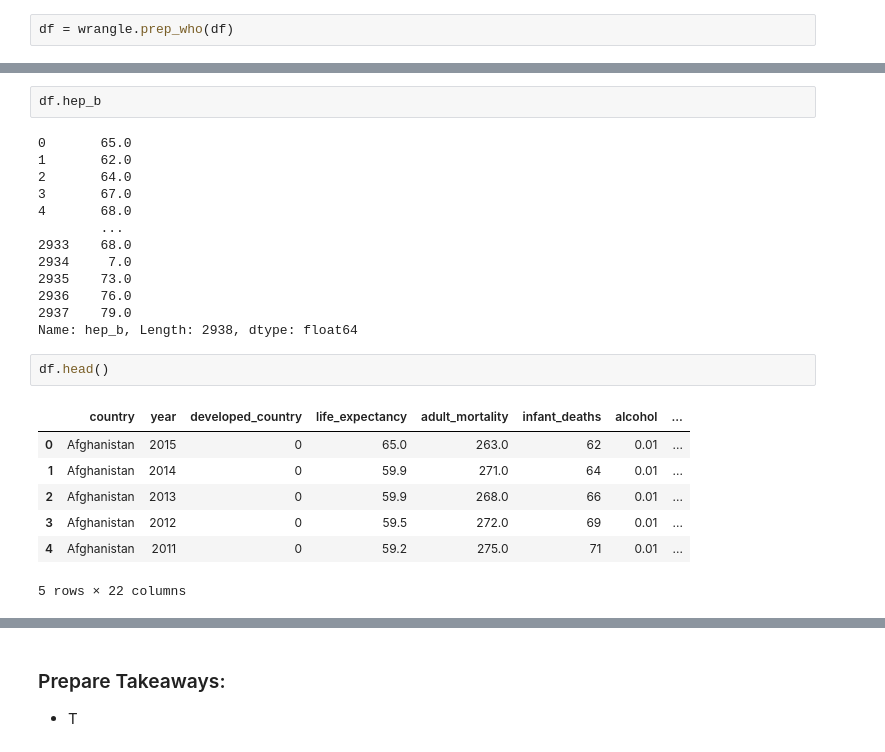
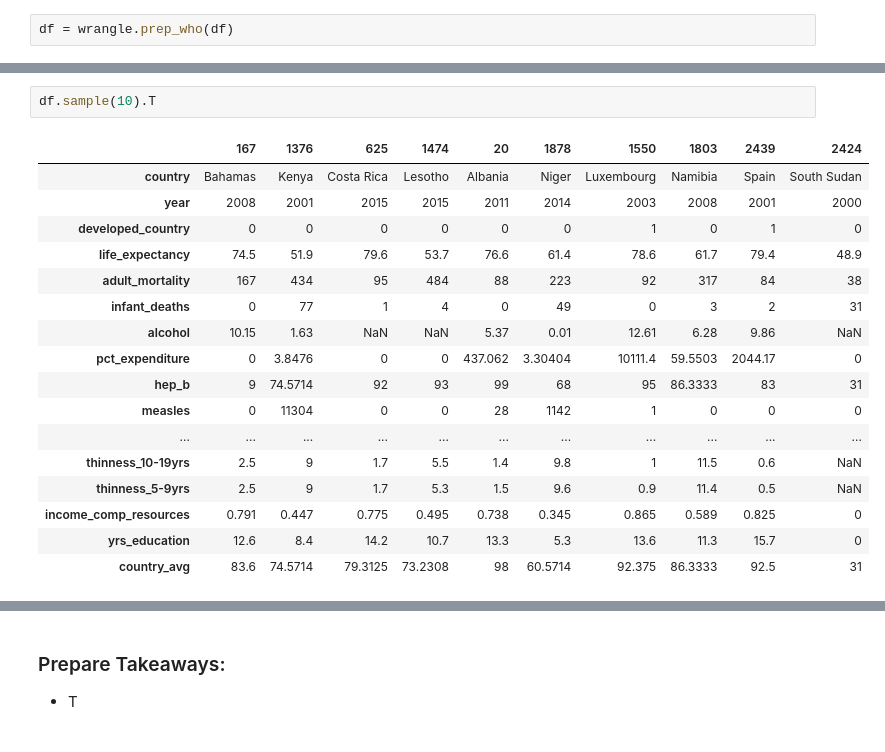
Before and after one commit to DesireeMcElroy/life-expectancy-project, a Jupyter notebook: life_expectancy.ipynb, the cells around one changed output, grey strips where cells are left out. Cells and saved outputs as stored; diff of their text form.

```diff
--- a/life_expectancy.ipynb
+++ b/life_expectancy.ipynb
@@ -169,25 +149,20 @@ dtype: int64
-# %%
-df.hep_b
-# %% [output]
-0       65.0
-1       62.0
-2       64.0
-3       67.0
-4       68.0
-        ...
-2933    68.0
-2934     7.0
-2935    73.0
-2936    76.0
-2937    79.0
-Name: hep_b, Length: 2938, dtype: float64
-# %%
-df.head()
-# %% [output]
-|  | country | year | developed_country | life_expectancy | adult_mortality | infant_deaths | alcohol | ... |
-| 0 | Afghanistan | 2015 | 0 | 65.0 | 263.0 | 62 | 0.01 | ... |
-| 1 | Afghanistan | 2014 | 0 | 59.9 | 271.0 | 64 | 0.01 | ... |
-| 2 | Afghanistan | 2013 | 0 | 59.9 | 268.0 | 66 | 0.01 | ... |
-| 3 | Afghanistan | 2012 | 0 | 59.5 | 272.0 | 69 | 0.01 | ... |
-| 4 | Afghanistan | 2011 | 0 | 59.2 | 275.0 | 71 | 0.01 | ... |
-5 rows × 22 columns
+# %%
+df.sample(10).T
+# %% [output]
+|  | 167 | 1376 | 625 | 1474 | 20 | 1878 | 1550 | 1803 | 2439 | 2424 |
+| country | Bahamas | Kenya | Costa Rica | Lesotho | Albania | Niger | Luxembourg | Namibia | Spain | South Sudan |
+| year | 2008 | 2001 | 2015 | 2015 | 2011 | 2014 | 2003 | 2008 | 2001 | 2000 |
+| developed_country | 0 | 0 | 0 | 0 | 0 | 0 | 1 | 0 | 1 | 0 |
+| life_expectancy | 74.5 | 51.9 | 79.6 | 53.7 | 76.6 | 61.4 | 78.6 | 61.7 | 79.4 | 48.9 |
+| adult_mortality | 167 | 434 | 95 | 484 | 88 | 223 | 92 | 317 | 84 | 38 |
+| infant_deaths | 0 | 77 | 1 | 4 | 0 | 49 | 0 | 3 | 2 | 31 |
+| alcohol | 10.15 | 1.63 | NaN | NaN | 5.37 | 0.01 | 12.61 | 6.28 | 9.86 | NaN |
+| pct_expenditure | 0 | 3.8476 | 0 | 0 | 437.062 | 3.30404 | 10111.4 | 59.5503 | 2044.17 | 0 |
+| hep_b | 9 | 74.5714 | 92 | 93 | 99 | 68 | 95 | 86.3333 | 83 | 31 |
+| measles | 0 | 11304 | 0 | 0 | 28 | 1142 | 1 | 0 | 0 | 0 |
+| ... | ... | ... | ... | ... | ... | ... | ... | ... | ... | ... |
+| thinness_10-19yrs | 2.5 | 9 | 1.7 | 5.5 | 1.4 | 9.8 | 1 | 11.5 | 0.6 | NaN |
+| thinness_5-9yrs | 2.5 | 9 | 1.7 | 5.3 | 1.5 | 9.6 | 0.9 | 11.4 | 0.5 | NaN |
+| income_comp_resources | 0.791 | 0.447 | 0.775 | 0.495 | 0.738 | 0.345 | 0.865 | 0.589 | 0.825 | 0 |
+| yrs_education | 12.6 | 8.4 | 14.2 | 10.7 | 13.3 | 5.3 | 13.6 | 11.3 | 15.7 | 0 |
+| country_avg | 83.6 | 74.5714 | 79.3125 | 73.2308 | 98 | 60.5714 | 92.375 | 86.3333 | 92.5 | 31 |
```
Also changed, not shown: parts of 27 cells of this notebook.
